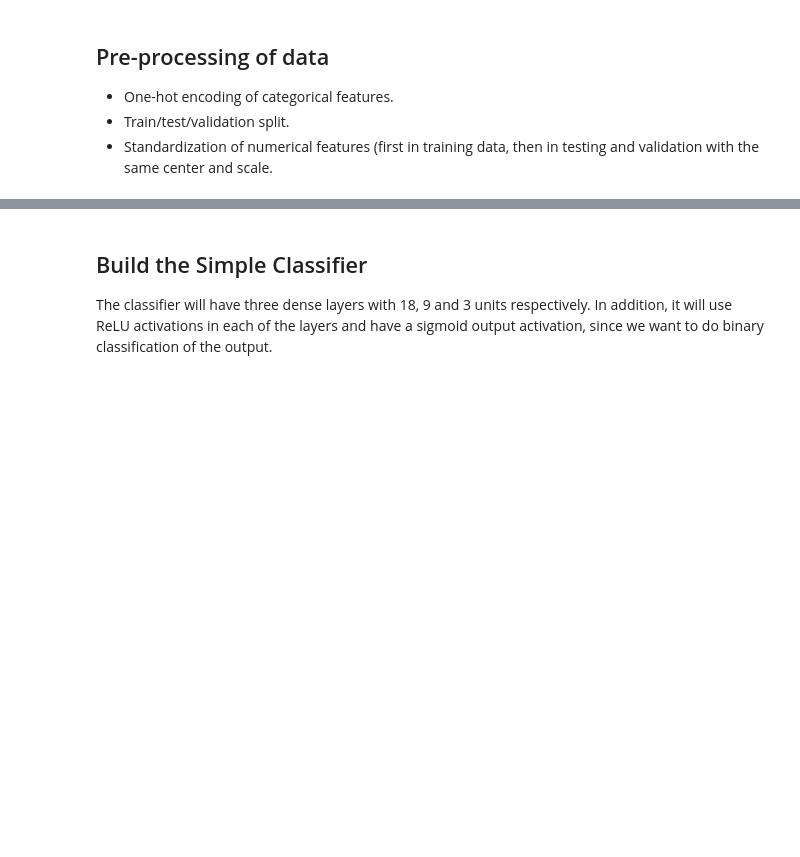
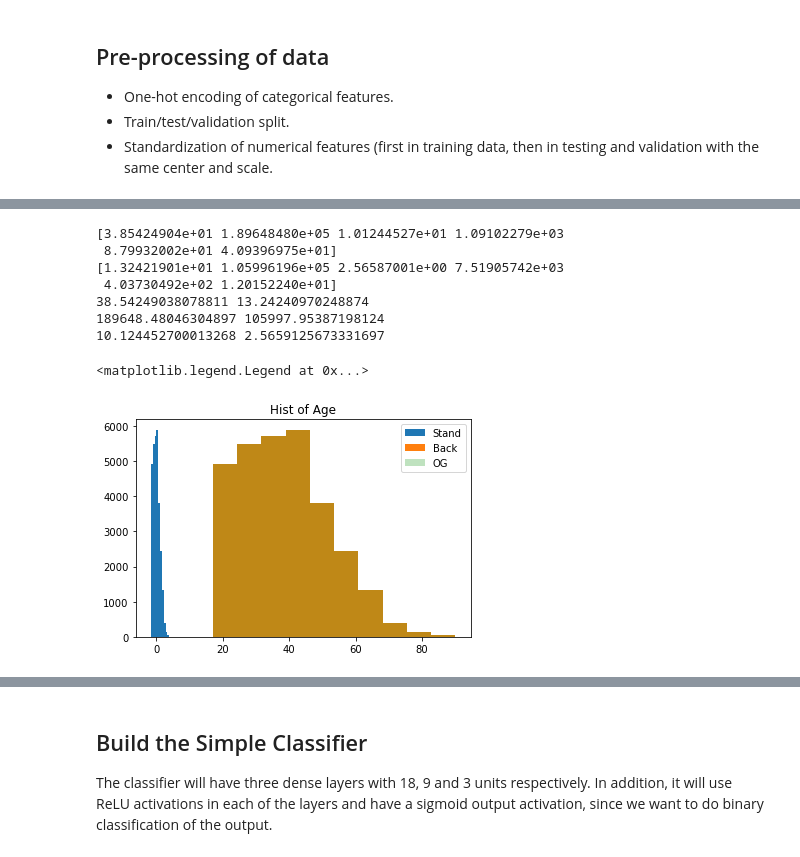
Before and after one commit to alexaoh/tabular-diffusion-for-counterfactuals, a Jupyter notebook: tabular_classifier.ipynb, the cells around one changed output, grey strips where cells are left out. Cells and saved outputs as stored; diff of their text form; code cells hidden in the pictures; blank space fills up the shorter version.

Commit message:
The simple classifier for Adult data is now working!

```diff
--- a/tabular_classifier.ipynb
+++ b/tabular_classifier.ipynb
@@ -64,8 +119,10 @@ True
 # %%
 # Train/test/validation split.
-X_train, X_test, y_train, y_test = train_test_split(X, y, test_size=1/3, random_state=42)
+X_train, X_test, y_train, y_test = train_test_split(X_onehot, y, test_size=1/3, random_state=42)
 X_test, X_valid, y_test, y_valid = train_test_split(X_test, y_test, test_size=1/3, random_state=42)
 print(X_train.shape) # 2/3
 print(X_test.shape) # 2/9
 print(X_valid.shape) # 1/9
+
+X_train[numerical_features].describe()
 # %% [output]
@@ -75,2 +141,48 @@ print(X_valid.shape) # 1/9
 # %%
-# Standardization.
+# Standardization. We standardize according to the training data!
+
+def fit_scaler(df):
+    return preprocessing.StandardScaler().fit(df)
+    # could also use the quantile transformer!
+
+# Fit the scaler to the training data to acquire correct center and scale.
+standard_scaler = fit_scaler(X_train[numerical_features])
+
+def scale(df,standard_scaler):
+    output = df.copy()
+    output[numerical_features] = standard_scaler.transform(output[numerical_features])
+    return output
+
+def descale(df,standard_scaler):
+    output = df.copy()
+    output[numerical_features] = standard_scaler.inverse_transform(output[numerical_features])
+    return output
+
+# Check if the means and scales of each of the columns are correct.
+# Use this to standardize the validation and testing data as well.
+print(standard_scaler.mean_)
+print(standard_scaler.scale_)
+
+print(X_train["age"].mean(), X_train["age"].std())
+print(X_train["fnlwgt"].mean(), X_train["fnlwgt"].std())
+print(X_train["education_num"].mean(), X_train["education_num"].std())
+# The scales are not completely correct! Not sure why?
+
+# Standardize the two other data sets according to the same centering/scaling as the training data.
+X_train2 = scale(X_train, standard_scaler)
+X_train3 = descale(X_train2, standard_scaler)
+plt.hist(X_train2["age"], label = "Stand")
+plt.hist(X_train3["age"], label = "Back")
+plt.hist(X_train["age"], label = "OG", alpha = 0.3)
+plt.title("Hist of Age")
+plt.legend() # Seems to work fine!
+# %% [output]
+[3.85424904e+01 1.89648480e+05 1.01244527e+01 1.09102279e+03
+ 8.79932002e+01 4.09396975e+01]
+[1.32421901e+01 1.05996196e+05 2.56587001e+00 7.51905742e+03
+ 4.03730492e+02 1.20152240e+01]
+38.54249038078811 13.24240970248874
+189648.48046304897 105997.95387198124
+10.124452700013268 2.5659125673331697
+<matplotlib.legend.Legend at 0x...>
+[figure, added]
```
Also changed, not shown: parts of 22 cells of this notebook, 1 other file.
